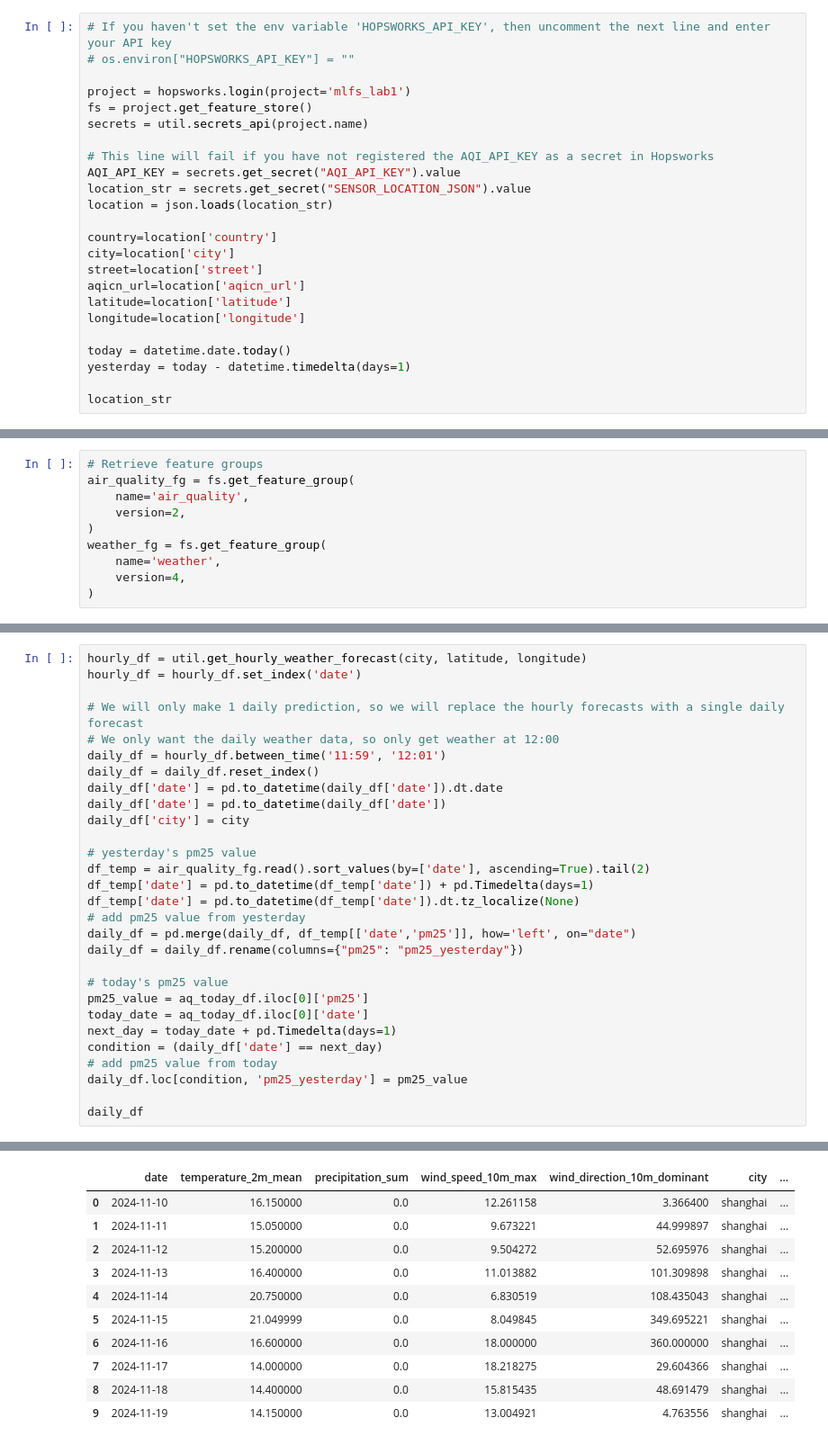
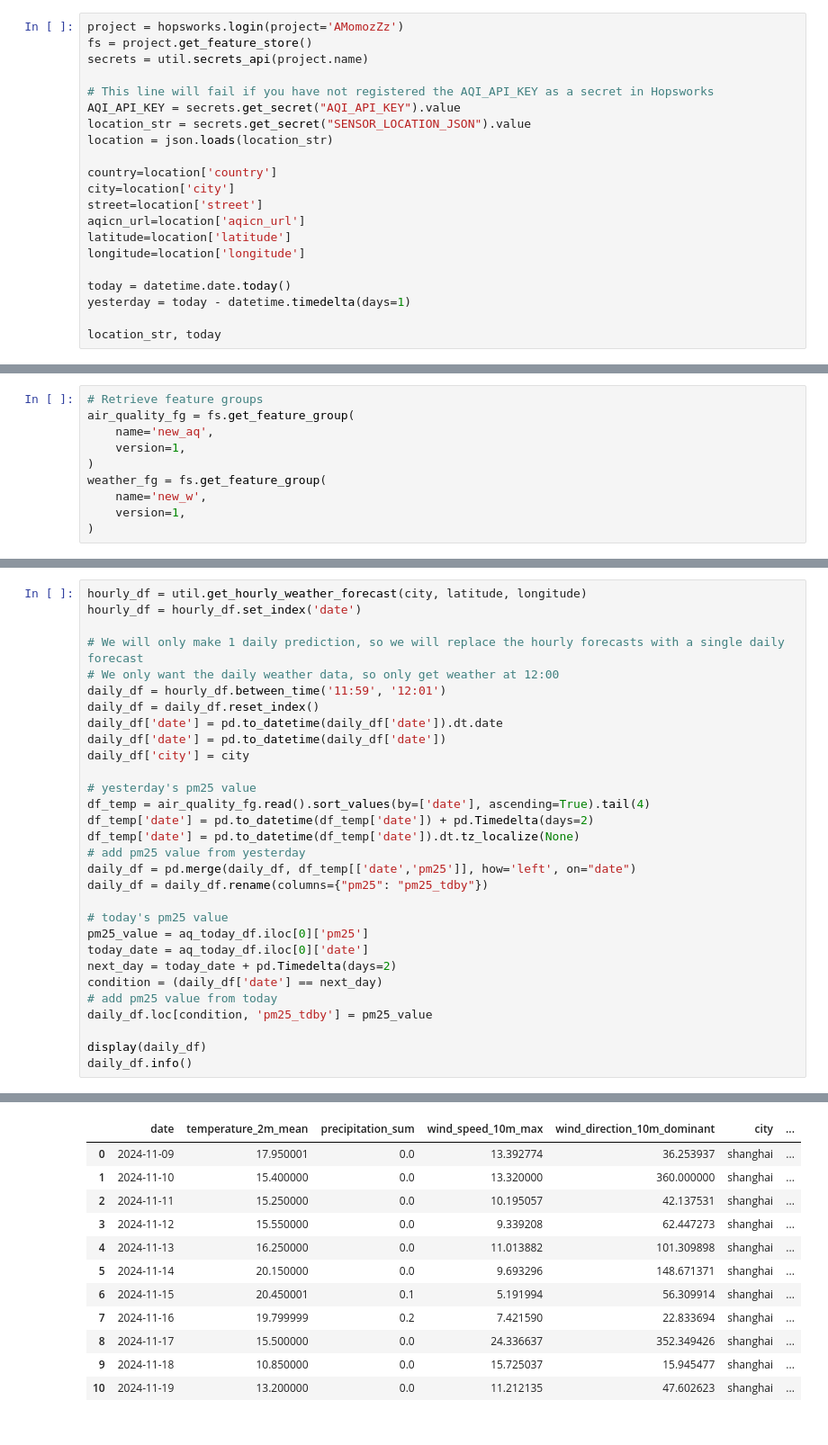
Before and after one commit to AMomozZz/mlfs-book, a Jupyter notebook: notebooks/ch03/2_air_quality_feature_pipeline.ipynb, the cells around one changed output, grey strips where cells are left out. Shown at 90% size. Cells and saved outputs as stored; diff of their text form.

```diff
--- a/notebooks/ch03/2_air_quality_feature_pipeline.ipynb
+++ b/notebooks/ch03/2_air_quality_feature_pipeline.ipynb
@@ -43,8 +20,5 @@ __These should be the same values as in notebook 1 - the feature backfill notebo
 # %%
-# If you haven't set the env variable 'HOPSWORKS_API_KEY', then uncomment the next line and enter your API key
-# os.environ["HOPSWORKS_API_KEY"] = ""
-
-project = hopsworks.login(project='mlfs_lab1')
+project = hopsworks.login(project='AMomozZz')
 fs = project.get_feature_store()
 secrets = util.secrets_api(project.name)
 
@@ -63,5 +37,5 @@ longitude=location['longitude']
 today = datetime.date.today()
 yesterday = today - datetime.timedelta(days=1)
 
-location_str
+location_str, today
 # %% [output]
@@ -77,10 +50,10 @@ Connected. Call `.close()` to terminate connection gracefully.
 # %%
 # Retrieve feature groups
 air_quality_fg = fs.get_feature_group(
-    name='air_quality',
-    version=2,
+    name='new_aq',
+    version=1,
 )
 weather_fg = fs.get_feature_group(
-    name='weather',
-    version=4,
+    name='new_w',
+    version=1,
 )
@@ -128,22 +93,23 @@ daily_df['date'] = pd.to_datetime(daily_df['date'])
 daily_df['city'] = city
 
 # yesterday's pm25 value
-df_temp = air_quality_fg.read().sort_values(by=['date'], ascending=True).tail(2)
-df_temp['date'] = pd.to_datetime(df_temp['date']) + pd.Timedelta(days=1)
+df_temp = air_quality_fg.read().sort_values(by=['date'], ascending=True).tail(4)
+df_temp['date'] = pd.to_datetime(df_temp['date']) + pd.Timedelta(days=2)
 df_temp['date'] = pd.to_datetime(df_temp['date']).dt.tz_localize(None)
 # add pm25 value from yesterday
 daily_df = pd.merge(daily_df, df_temp[['date','pm25']], how='left', on="date")
-daily_df = daily_df.rename(columns={"pm25": "pm25_yesterday"})
+daily_df = daily_df.rename(columns={"pm25": "pm25_tdby"})
 
 # today's pm25 value
 pm25_value = aq_today_df.iloc[0]['pm25']
 today_date = aq_today_df.iloc[0]['date']
-next_day = today_date + pd.Timedelta(days=1)
+next_day = today_date + pd.Timedelta(days=2)
 condition = (daily_df['date'] == next_day)
 # add pm25 value from today
-daily_df.loc[condition, 'pm25_yesterday'] = pm25_value
+daily_df.loc[condition, 'pm25_tdby'] = pm25_value
 
-daily_df
+display(daily_df)
+daily_df.info()
 # %% [output]
 Coordinates 31.25°N 121.5°E
 Elevation 3.0 m asl
@@ -153,11 +119,12 @@ Finished: Reading data from Hopsworks, using Hopsworks Feature Query Service (1.
 |  | date | temperature_2m_mean | precipitation_sum | wind_speed_10m_max | wind_direction_10m_dominant | city | ... |
-| 0 | 2024-11-10 | 16.150000 | 0.0 | 12.261158 | 3.366400 | shanghai | ... |
-| 1 | 2024-11-11 | 15.050000 | 0.0 | 9.673221 | 44.999897 | shanghai | ... |
-| 2 | 2024-11-12 | 15.200000 | 0.0 | 9.504272 | 52.695976 | shanghai | ... |
-| 3 | 2024-11-13 | 16.400000 | 0.0 | 11.013882 | 101.309898 | shanghai | ... |
-| 4 | 2024-11-14 | 20.750000 | 0.0 | 6.830519 | 108.435043 | shanghai | ... |
-| 5 | 2024-11-15 | 21.049999 | 0.0 | 8.049845 | 349.695221 | shanghai | ... |
-| 6 | 2024-11-16 | 16.600000 | 0.0 | 18.000000 | 360.000000 | shanghai | ... |
-| 7 | 2024-11-17 | 14.000000 | 0.0 | 18.218275 | 29.604366 | shanghai | ... |
-| 8 | 2024-11-18 | 14.400000 | 0.0 | 15.815435 | 48.691479 | shanghai | ... |
-| 9 | 2024-11-19 | 14.150000 | 0.0 | 13.004921 | 4.763556 | shanghai | ... |
+| 0 | 2024-11-09 | 17.950001 | 0.0 | 13.392774 | 36.253937 | shanghai | ... |
+| 1 | 2024-11-10 | 15.400000 | 0.0 | 13.320000 | 360.000000 | shanghai | ... |
+| 2 | 2024-11-11 | 15.250000 | 0.0 | 10.195057 | 42.137531 | shanghai | ... |
+| 3 | 2024-11-12 | 15.550000 | 0.0 | 9.339208 | 62.447273 | shanghai | ... |
+| 4 | 2024-11-13 | 16.250000 | 0.0 | 11.013882 | 101.309898 | shanghai | ... |
+| 5 | 2024-11-14 | 20.150000 | 0.0 | 9.693296 | 148.671371 | shanghai | ... |
+| 6 | 2024-11-15 | 20.450001 | 0.1 | 5.191994 | 56.309914 | shanghai | ... |
+| 7 | 2024-11-16 | 19.799999 | 0.2 | 7.421590 | 22.833694 | shanghai | ... |
+| 8 | 2024-11-17 | 15.500000 | 0.0 | 24.336637 | 352.349426 | shanghai | ... |
+| 9 | 2024-11-18 | 10.850000 | 0.0 | 15.725037 | 15.945477 | shanghai | ... |
+| 10 | 2024-11-19 | 13.200000 | 0.0 | 11.212135 | 47.602623 | shanghai | ... |
```
Also changed, not shown: parts of 19 cells of this notebook, 1 other file.
